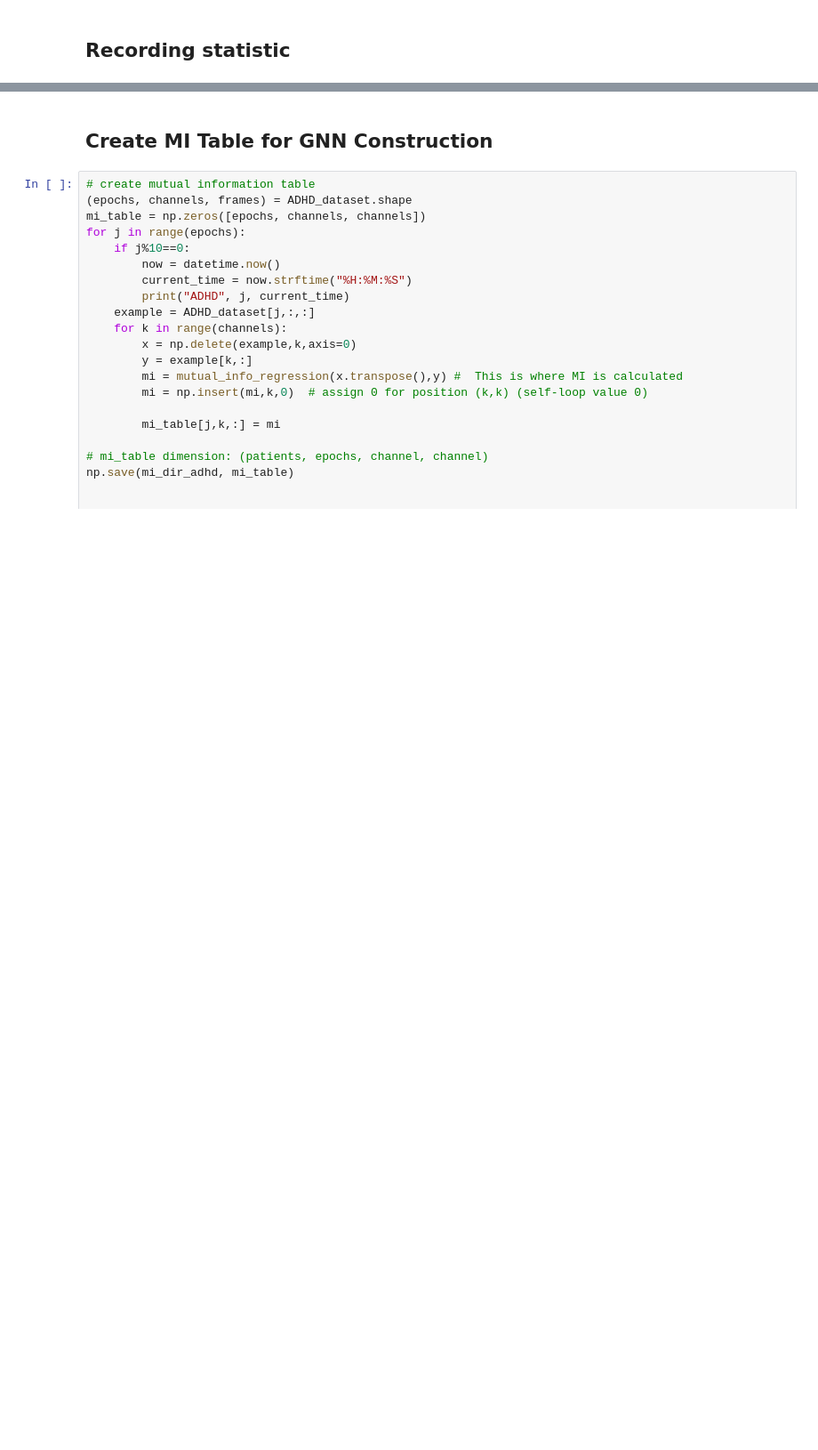
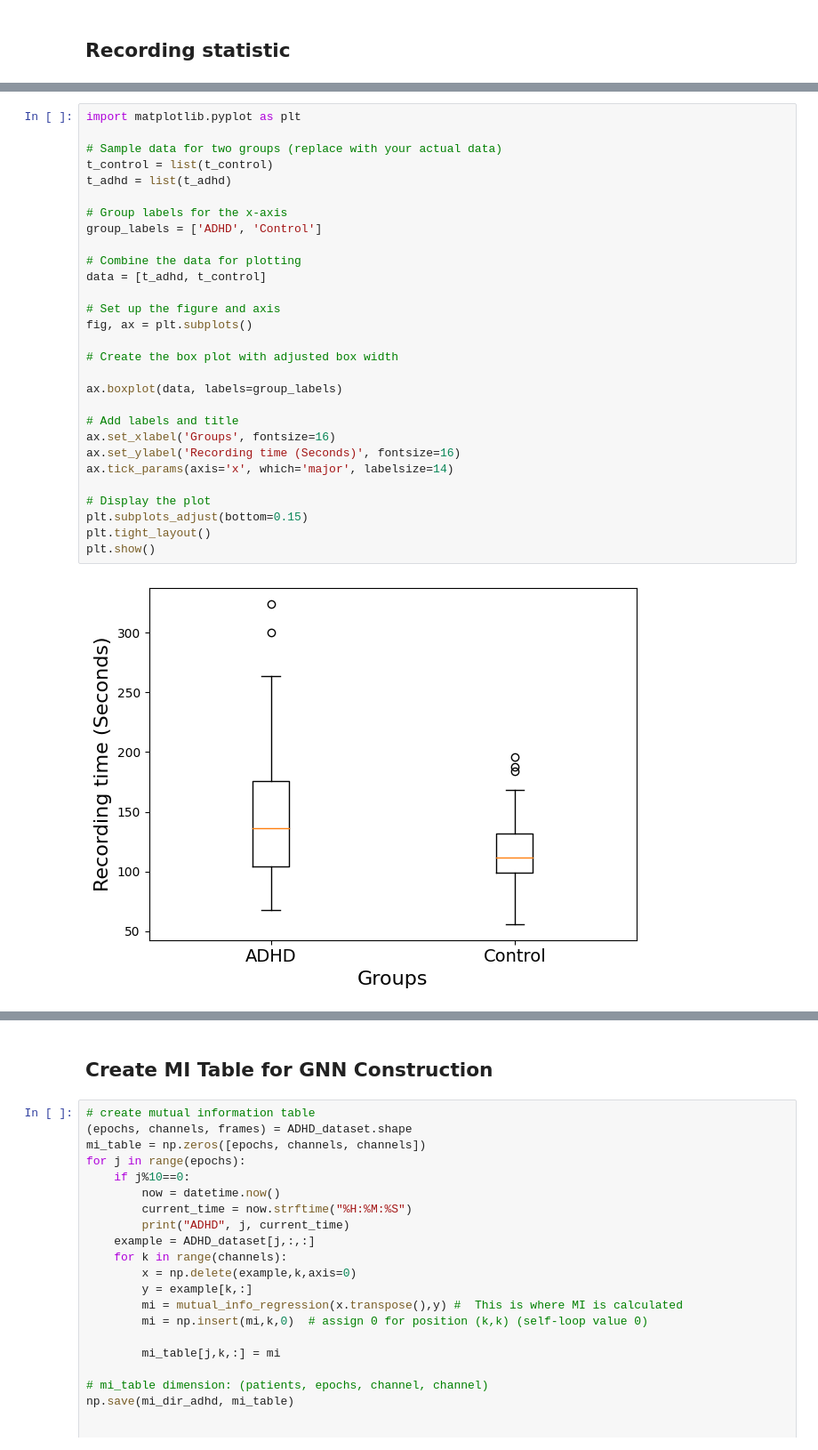
Before and after one commit to yongjun-l/ADHD-classification-GNN, a Jupyter notebook: SCRIPT/2_python/adjacency_MI.ipynb, the cells around one changed output, grey strips where cells are left out. Shown at 89% size. Drawn from its saved outputs; the diff is of its cells as text; blank space fills up the shorter version.

```diff
--- a/SCRIPT/2_python/adjacency_MI.ipynb
+++ b/SCRIPT/2_python/adjacency_MI.ipynb
@@ -119,6 +121,37 @@ Min Recording Time ADHD: 68.00
 Min Recording Time CONTROL: 56.00
 Max Recording Time ADHD: 324.00
 Max Recording Time CONTROL: 196.00
+# %%
+import matplotlib.pyplot as plt
+
+# Sample data for two groups (replace with your actual data)
+t_control = list(t_control)
+t_adhd = list(t_adhd)
+
+# Group labels for the x-axis
+group_labels = ['ADHD', 'Control']
+
+# Combine the data for plotting
+data = [t_adhd, t_control]
+
+# Set up the figure and axis
+fig, ax = plt.subplots()
+
+# Create the box plot with adjusted box width
+
+ax.boxplot(data, labels=group_labels)
+
+# Add labels and title
+ax.set_xlabel('Groups', fontsize=16)
+ax.set_ylabel('Recording time (Seconds)', fontsize=16)
+ax.tick_params(axis='x', which='major', labelsize=14)
+
+# Display the plot
+plt.subplots_adjust(bottom=0.15)
+plt.tight_layout()
+plt.show()
+# %% [output]
+[figure, added]
 # %%
 x=list(range(1, 62))
 x1=[i-0.2 for i in x]
```
Also changed, not shown: parts of 5 cells of this notebook, 7 other files.
